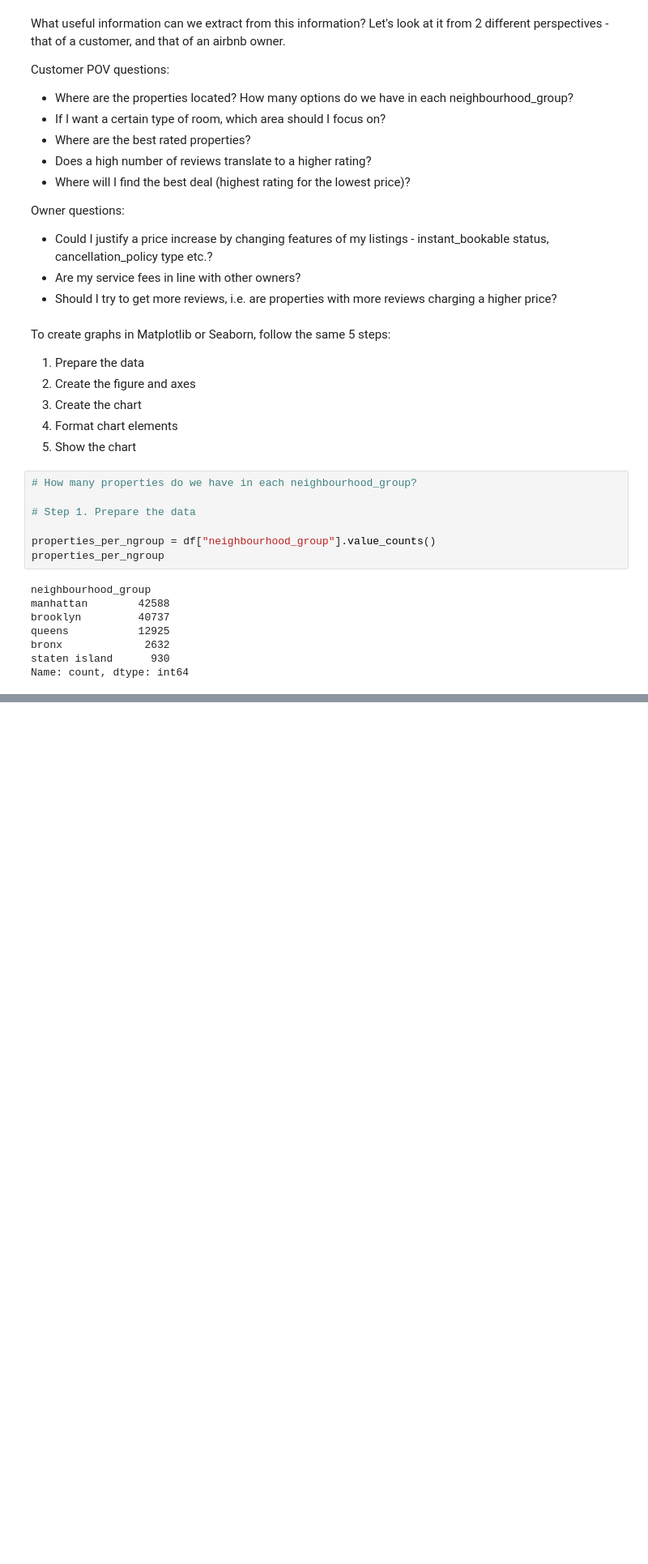
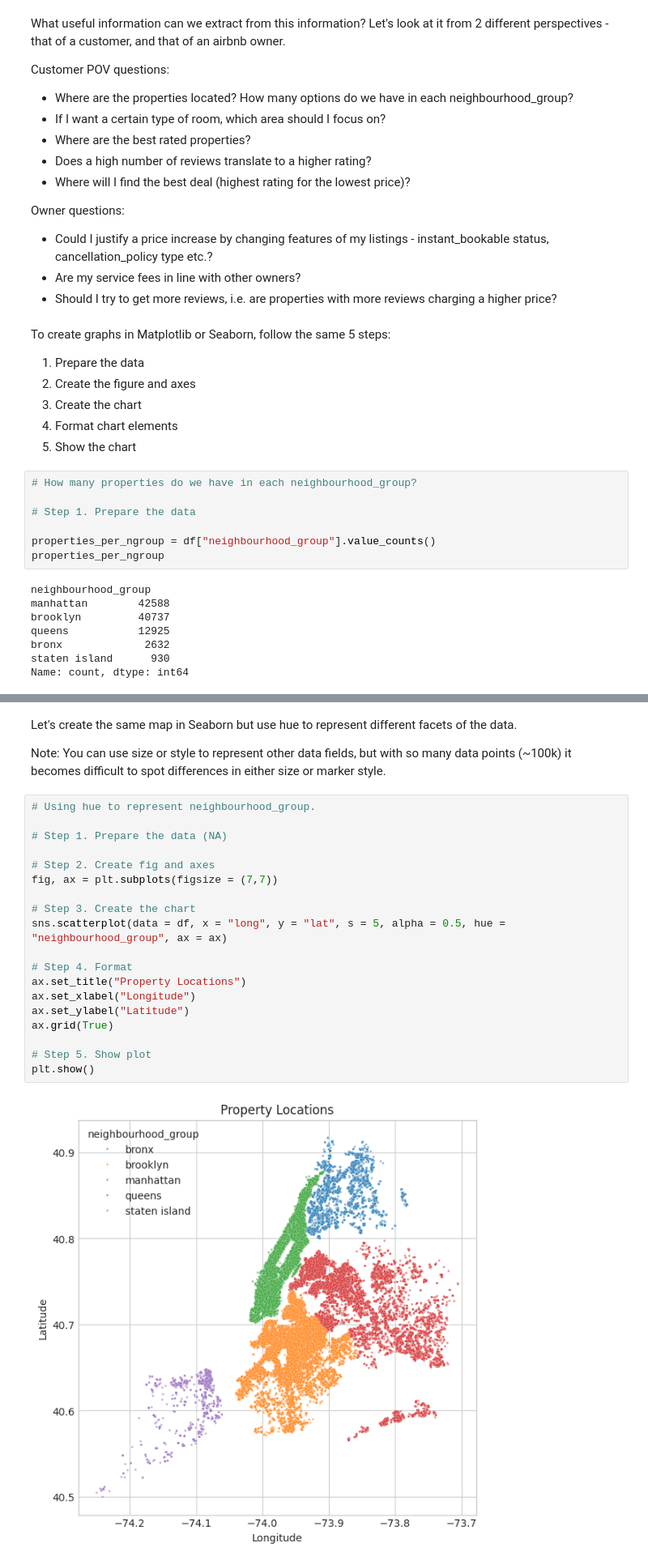
Before and after one commit to mg-ds-portfolio/prj_open_airbnb_data_viz, a Jupyter notebook: notebooks/prj_open_air_bnb_data_viz.ipynb, the cells around one changed output, grey strips where cells are left out. Shown at 81% size. Cells and saved outputs as stored; diff of their text form; blank space fills up the shorter version.

```diff
--- a/notebooks/prj_open_air_bnb_data_viz.ipynb
+++ b/notebooks/prj_open_air_bnb_data_viz.ipynb
@@ -179,0 +236,25 @@ plt.show()
+# %% [markdown]
+Let's create the same map in Seaborn but use hue to represent different facets of the data.
+
+Note: You can use size or style to represent other data fields, but with so many data points (~100k) it becomes difficult to spot differences in either size or marker style.
+# %%
+# Using hue to represent neighbourhood_group.
+
+# Step 1. Prepare the data (NA)
+
+# Step 2. Create fig and axes
+fig, ax = plt.subplots(figsize = (7,7))
+
+# Step 3. Create the chart
+sns.scatterplot(data = df, x = "long", y = "lat", s = 5, alpha = 0.5, hue = "neighbourhood_group", ax = ax)
+
+# Step 4. Format
+ax.set_title("Property Locations")
+ax.set_xlabel("Longitude")
+ax.set_ylabel("Latitude")
+ax.grid(True)
+
+# Step 5. Show plot
+plt.show()
+# %% [output]
+[figure, added]
```
Also changed, not shown: parts of 10 cells of this notebook.
